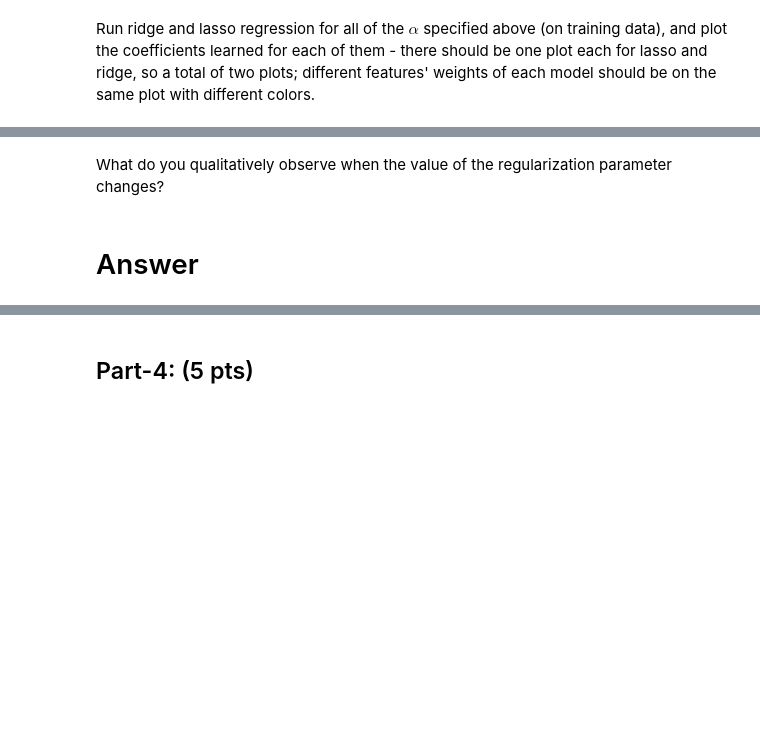
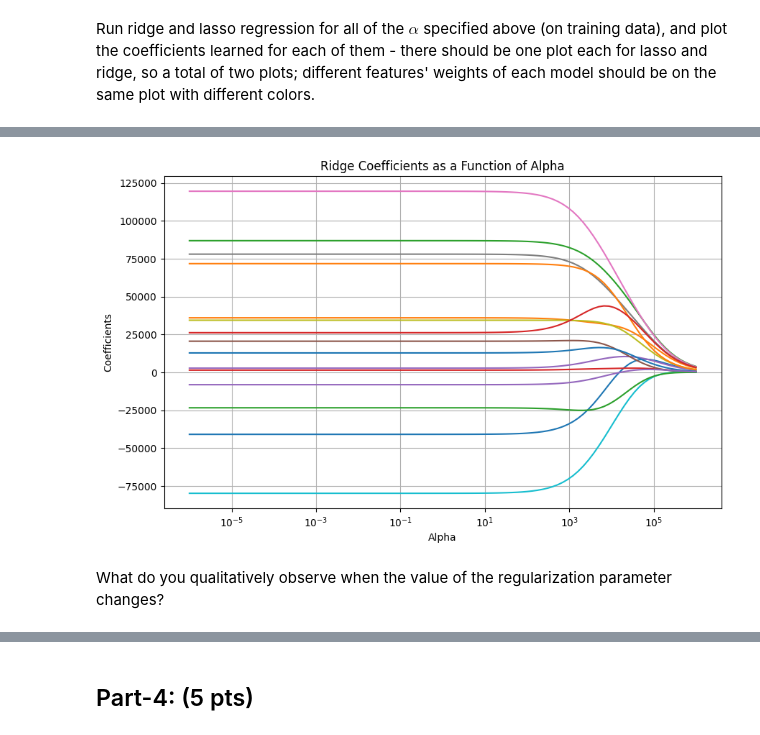
Before and after one commit to biagi0/biagi0, a Jupyter notebook: HW1.ipynb, the cells around one changed output, grey strips where cells are left out. Drawn from its saved outputs; the diff is of its cells as text; code cells hidden in the pictures; blank space fills up the shorter version.

```diff
--- a/HW1.ipynb
+++ b/HW1.ipynb
@@ -273,12 +424,15 @@ coefs = []
 for a in alphas:
   #Specify current alpha as parameter for the lasso model
   ## START CODE ## (1 line of code)
+  ridge.set_params(alpha=a)
   ## END CODE ##
 
   #Fit the training data to the lasso model
   ## START CODE ## (1 line of code)
+  ridge.fit(Xscaled_train, y_train)
   ## END CODE ##
 
   #Store learned coefficients in the coef variable
   ## START CODE ## (1 line of code)
+  coefs.append(ridge.coef_)
   ## END CODE ##
@@ -289,4 +439,28 @@ for a in alphas:
+# %%
+# Write the code to make the plot for coefficients learned from ridge
+## START CODE ##
+# Plot the coefficients as a function of alpha
+plt.figure(figsize=(10, 6))
+
+# Transpose the coefs array to get each coefficient across all alphas
+ax = plt.gca()
+plt.plot(alphas, coefs)
+
+# Log scale for alpha (because alpha spans multiple orders of magnitude)
+ax.set_xscale('log')
+
+# Label the axes
+plt.xlabel('Alpha')
+plt.ylabel('Coefficients')
+
+# Title for the plot
+plt.title('Ridge Coefficients as a Function of Alpha')
+
+# Display grid and make the plot readable
+plt.grid(True)
+plt.show()
+## END CODE ##
+# %% [output]
+[figure, added]
 # %% [markdown]
 What do you qualitatively observe when the value of the regularization parameter changes?
-# %% [markdown]
-# Answer #
```
Also changed, not shown: parts of 31 cells of this notebook.
